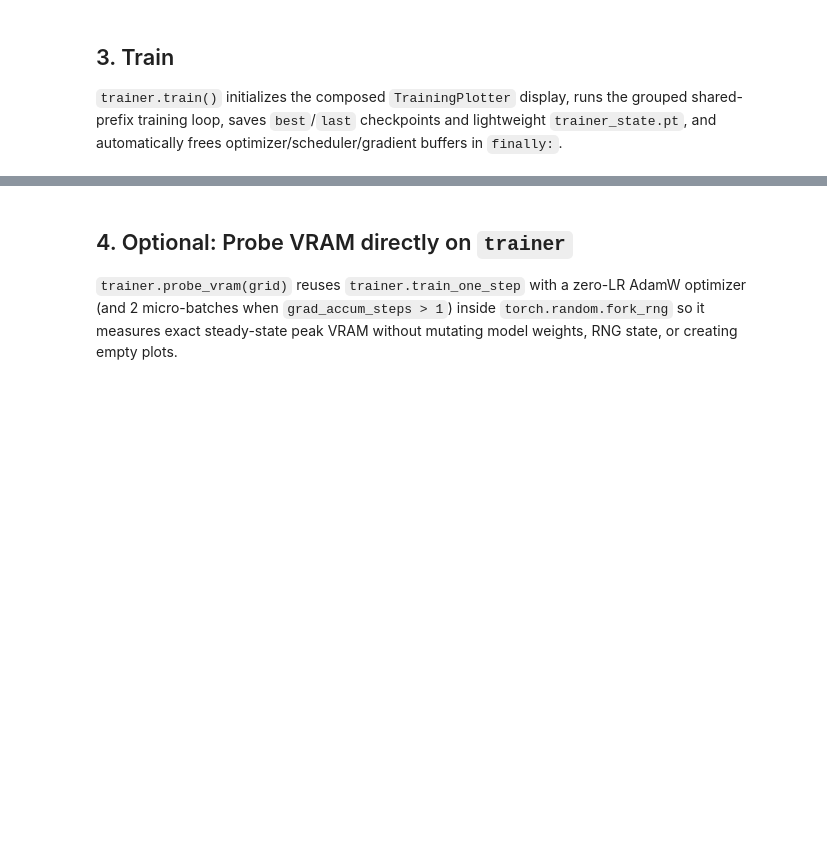
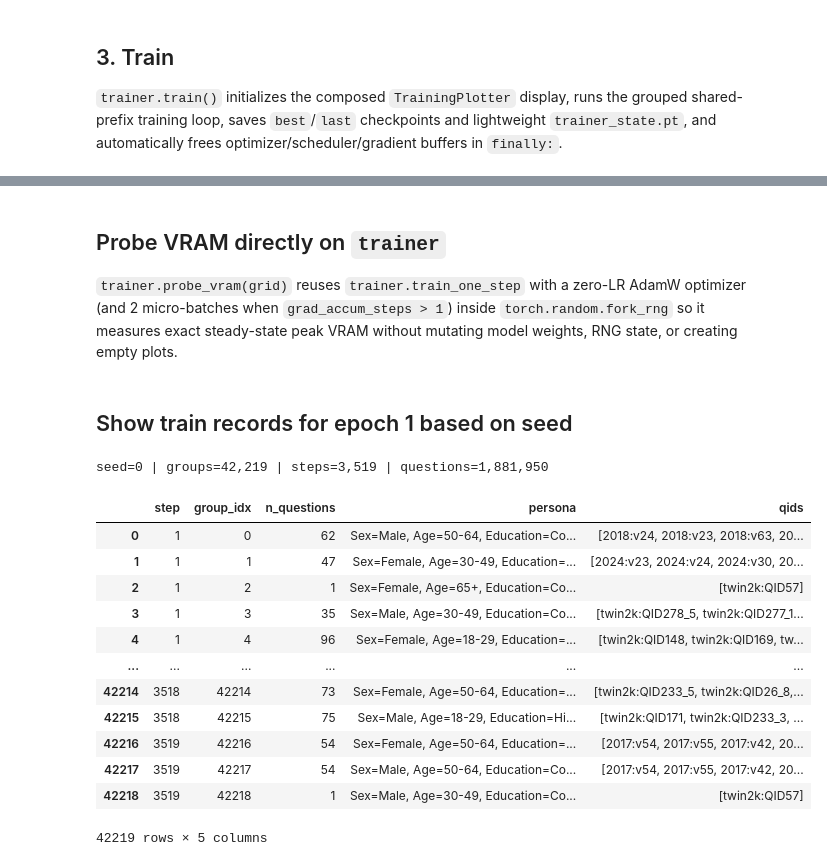
Before and after one commit to davoodwadi/decision-models-finetuning, a Jupyter notebook: code/train-grouped-newvalid.ipynb, the cells around one changed output, grey strips where cells are left out. Cells and saved outputs as stored; diff of their text form; code cells hidden in the pictures; blank space fills up the shorter version.

Commit message:
train 800 m using the new notebook

```diff
--- a/code/train-grouped-newvalid.ipynb
+++ b/code/train-grouped-newvalid.ipynb
@@ -177,6 +184,6 @@ kev-9b-resp-issp+twin2k-grouped-newvalid | Epoch 1 | Step 550 / 3,519 (15.63%) |
 [transformers] `causal_conv1d_fn` is falling back to its reference PyTorch implementation because `causal_conv1d` is not installed. This is correct but much slower; install `causal_conv1d` for the opt ...
 # %% [markdown]
-## 4. Optional: Probe VRAM directly on `trainer`
+## Probe VRAM directly on `trainer`
 
 `trainer.probe_vram(grid)` reuses `trainer.train_one_step` with a zero-LR AdamW optimizer (and 2 micro-batches when `grad_accum_steps > 1`) inside `torch.random.fork_rng` so it measures exact steady-state peak VRAM without mutating model weights, RNG state, or creating empty plots.
 # %%
@@ -190,3 +197,59 @@ display(df_probe)
 
 # You can also update grouping on the fly and recompute the schedule:
 # trainer.set_grouping(max_questions_per_group=160, max_chars_per_group=60_000)
+# %% [markdown]
+## Show train records for epoch 1 based on seed
+# %%
+import random
+from data.base import group_train_records
+
+
+def epoch1_question_order(seed):
+    epoch_rng = random.Random(f"{seed}:epoch:0")
+    sampled = (
+        epoch_rng.sample(train_records, trainer.n_per_epoch)
+        if trainer.samples_per_epoch is not None
+        else train_records
+    )
+    groups = group_train_records(
+        sampled,
+        max_questions=trainer_cfg["max_questions_per_group"],
+        max_chars=trainer_cfg["max_chars_per_group"],
+        rng=epoch_rng,
+    )
+    bs = trainer.effective_groups_bs
+    return pd.DataFrame(
+        [
+            {
+                "step": (group_idx // bs) + 1,
+                "group_idx": group_idx,
+                "n_questions": len(g),
+                "persona": g[0]["persona"],
+                "qids": [r["qid"] for r in g],
+            }
+            for group_idx, g in enumerate(groups)
+        ]
+    )
+# %%
+SEED_TO_CHECK = 0
+df_order = epoch1_question_order(SEED_TO_CHECK)
+print(
+    f"seed={SEED_TO_CHECK} | groups={len(df_order):,} | "
+    f"steps={df_order['step'].max():,} | questions={df_order['n_questions'].sum():,}"
+)
+display(df_order)
+# %% [output]
+seed=0 | groups=42,219 | steps=3,519 | questions=1,881,950
+|  | step | group_idx | n_questions | persona | qids |
+| 0 | 1 | 0 | 62 | Sex=Male, Age=50-64, Education=Co... | [2018:v24, 2018:v23, 2018:v63, 20... |
+| 1 | 1 | 1 | 47 | Sex=Female, Age=30-49, Education=... | [2024:v23, 2024:v24, 2024:v30, 20... |
+| 2 | 1 | 2 | 1 | Sex=Female, Age=65+, Education=Co... | [twin2k:QID57] |
+| 3 | 1 | 3 | 35 | Sex=Male, Age=30-49, Education=Co... | [twin2k:QID278_5, twin2k:QID277_1... |
+| 4 | 1 | 4 | 96 | Sex=Female, Age=18-29, Education=... | [twin2k:QID148, twin2k:QID169, tw... |
+| ... | ... | ... | ... | ... | ... |
+| 42214 | 3518 | 42214 | 73 | Sex=Female, Age=50-64, Education=... | [twin2k:QID233_5, twin2k:QID26_8,... |
+| 42215 | 3518 | 42215 | 75 | Sex=Male, Age=18-29, Education=Hi... | [twin2k:QID171, twin2k:QID233_3, ... |
+| 42216 | 3519 | 42216 | 54 | Sex=Female, Age=50-64, Education=... | [2017:v54, 2017:v55, 2017:v42, 20... |
+| 42217 | 3519 | 42217 | 54 | Sex=Male, Age=50-64, Education=Co... | [2017:v54, 2017:v55, 2017:v42, 20... |
+| 42218 | 3519 | 42218 | 1 | Sex=Male, Age=30-49, Education=Co... | [twin2k:QID57] |
+42219 rows × 5 columns
```
Also changed, not shown: parts of 3 cells of this notebook, 10 other files.
